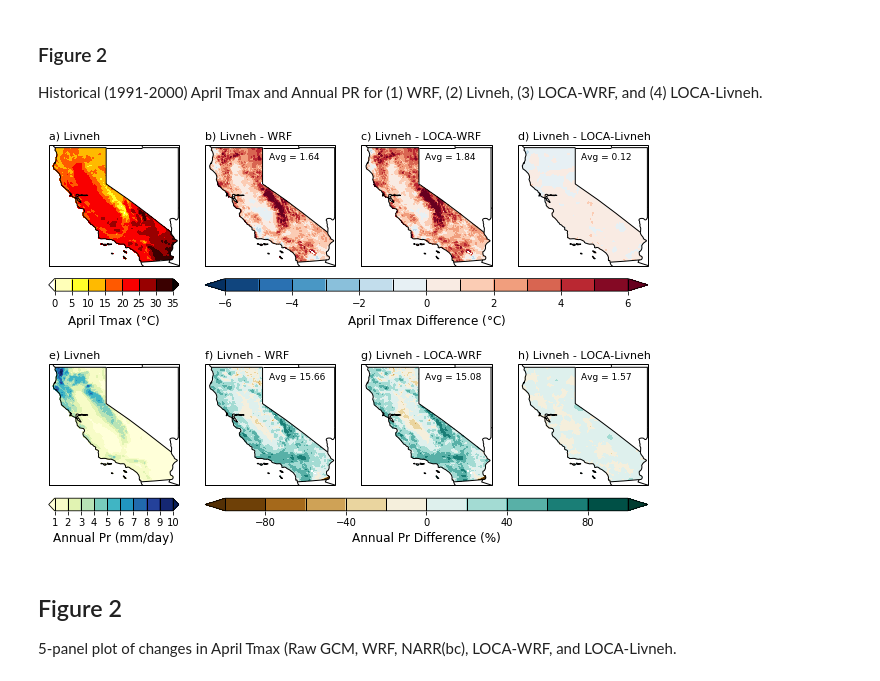
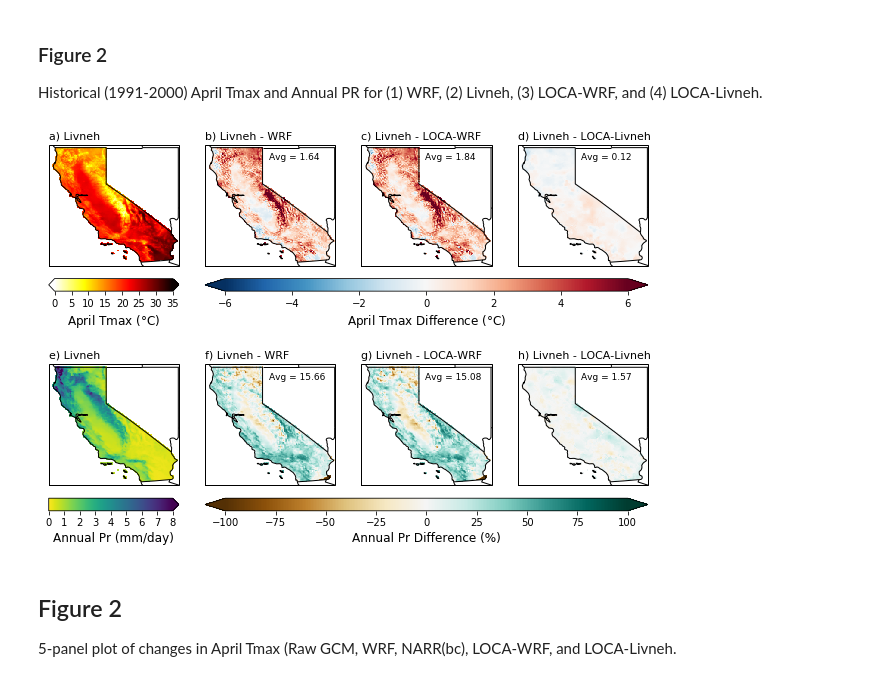
Before and after one commit to neil-berg/doe-downscaling, a Jupyter notebook: paper-figures.ipynb, the cells around one changed output. Cells and saved outputs as stored; diff of their text form; code cells hidden in the pictures.

Commit message:
fig 2 pcolormesh

```diff
--- a/paper-figures.ipynb
+++ b/paper-figures.ipynb
@@ -209,7 +209,9 @@ ax1.set_title('a) Livneh', loc='left', fontsize=11)
 ax1.add_feature(states_provinces, edgecolor='black')
 ax1.add_feature(cfeature.BORDERS)
 ax1.set_extent([235.25,246,32.25,42.25])
-plot1 = ax1.contourf(lon, lat, livneh_tmax, ticks_tmax, transform=ccrs.PlateCarree(), cmap='hot_r', extend='both')
+plot1 = ax1.pcolormesh(lon, lat, livneh_tmax,
+                       transform=ccrs.PlateCarree(),
+                       vmin=0, vmax=35, cmap='hot_r')
 
 ax2 = fig.add_subplot(2, 4, 2, projection=ccrs.PlateCarree())
 ax2.coastlines('50m')
@@ -221,7 +223,9 @@ ax2.text(-119.5, 41, 'Avg = {0:.2f}'.format(np.nanmean(diff_tmax_livneh_wrf)),
         horizontalalignment='left',
         transform=ccrs.Geodetic(),
         fontsize=9)
-plot2 = ax2.contourf(lon, lat, diff_tmax_livneh_wrf, ticks_tmax_diff, transform=ccrs.PlateCarree(), cmap='RdBu_r', extend='both')
+plot2 = ax2.pcolormesh(lon, lat, diff_tmax_livneh_wrf,
+                       transform=ccrs.PlateCarree(),
+                       vmin=-6, vmax=6, cmap='RdBu_r')
 
 ax3 = fig.add_subplot(2, 4, 3, projection=ccrs.PlateCarree())
 ax3.coastlines('50m')
@@ -233,7 +237,9 @@ ax3.text(-119.5, 41, 'Avg = {0:.2f}'.format(np.nanmean(diff_tmax_livneh_loca_wrf
         horizontalalignment='left',
         transform=ccrs.Geodetic(),
         fontsize=9)
-plot3 = ax3.contourf(lon, lat, diff_tmax_livneh_loca_wrf, ticks_tmax_diff, transform=ccrs.PlateCarree(), cmap='RdBu_r', extend='both')
+plot3 = ax3.pcolormesh(lon, lat, diff_tmax_livneh_loca_wrf,
+                       transform=ccrs.PlateCarree(),
+                       vmin=-6, vmax=6, cmap='RdBu_r')
 
 ax4 = fig.add_subplot(2, 4, 4, projection=ccrs.PlateCarree())
 ax4.coastlines('50m')
@@ -245,7 +251,9 @@ ax4.text(-119.5, 41, 'Avg = {0:.2f}'.format(np.nanmean(diff_tmax_livneh_loca_liv
         horizontalalignment='left',
         transform=ccrs.Geodetic(),
         fontsize=9)
-plot4 = ax4.contourf(lon, lat, diff_tmax_livneh_loca_livneh, ticks_tmax_diff, transform=ccrs.PlateCarree(), cmap='RdBu_r', extend='both')
+plot4 = ax4.pcolormesh(lon, lat, diff_tmax_livneh_loca_livneh,
+                       transform=ccrs.PlateCarree(),
+                       vmin=-6, vmax=6, cmap='RdBu_r')
 
 ax5 = fig.add_subplot(2, 4, 5, projection=ccrs.PlateCarree())
 ax5.coastlines('50m')
@@ -253,7 +261,9 @@ ax5.set_title('e) Livneh', loc='left', fontsize=11)
 ax5.add_feature(states_provinces, edgecolor='black')
 ax5.add_feature(cfeature.BORDERS)
 ax5.set_extent([235.25,246,32.25,42.25])
-plot5 = ax5.contourf(lon, lat, livneh_pr, ticks_pr, transform=ccrs.PlateCarree(), cmap='YlGnBu', extend='both')
+plot5 = ax5.pcolormesh(lon, lat, livneh_pr,
+                       transform=ccrs.PlateCarree(),
+                       vmin=0, vmax=8, cmap='viridis_r')
 
 ax6 = fig.add_subplot(2, 4, 6, projection=ccrs.PlateCarree())
 ax6.coastlines('50m')
@@ -265,7 +275,9 @@ ax6.text(-119.5, 41, 'Avg = {0:.2f}'.format(np.nanmean(diff_pr_livneh_wrf)),
         horizontalalignment='left',
         transform=ccrs.Geodetic(),
         fontsize=9)
-plot6 = ax6.contourf(lon, lat, diff_pr_livneh_wrf, ticks_pr_diff, transform=ccrs.PlateCarree(), cmap='BrBG', extend='both')
+plot6 = ax6.pcolormesh(lon, lat, diff_pr_livneh_wrf,
+                       transform=ccrs.PlateCarree(),
+                       vmin=-100, vmax=100, cmap='BrBG')
 
 ax7 = fig.add_subplot(2, 4, 7, projection=ccrs.PlateCarree())
 ax7.coastlines('50m')
@@ -277,7 +289,9 @@ ax7.text(-119.5, 41, 'Avg = {0:.2f}'.format(np.nanmean(diff_pr_livneh_loca_wrf))
         horizontalalignment='left',
         transform=ccrs.Geodetic(),
         fontsize=9)
-plot7 = ax7.contourf(lon, lat, diff_pr_livneh_loca_wrf, ticks_pr_diff, transform=ccrs.PlateCarree(), cmap='BrBG', extend='both')
+plot7 = ax7.pcolormesh(lon, lat, diff_pr_livneh_loca_wrf,
+                       transform=ccrs.PlateCarree(),
+                       vmin=-100, vmax=100, cmap='BrBG')
 
 ax8 = fig.add_subplot(2, 4, 8, projection=ccrs.PlateCarree())
 ax8.coastlines('50m')
@@ -289,51 +303,53 @@ ax8.text(-119.5, 41, 'Avg = {0:.2f}'.format(np.nanmean(diff_pr_livneh_loca_livne
         horizontalalignment='left',
         transform=ccrs.Geodetic(),
         fontsize=9)
-plot8 = ax8.contourf(lon, lat, diff_pr_livneh_loca_livneh, ticks_pr_diff, transform=ccrs.PlateCarree(), cmap='BrBG', extend='both')
+plot8 = ax8.pcolormesh(lon, lat, diff_pr_livneh_loca_livneh,
+                       transform=ccrs.PlateCarree(),
+                       vmin=-100, vmax=100, cmap='BrBG')
 
 fig.tight_layout()
 
 # # Obtain axes coordinates for each subplot for colorbar positioning
 ax1_pos = ax1.get_position() # details on ax1_pos.x0, .y0, .x1, .y1, .height .width
 ax2_pos = ax2.get_position()
 ax3_pos = ax3.get_position()
 ax4_pos = ax4.get_position()
 ax5_pos = ax5.get_position()
 ax6_pos = ax6.get_position()
 ax7_pos = ax7.get_position()
 ax8_pos = ax8.get_position()
 
 # Colorbar for Livneh Tmax (panel 1)
 cbar_ax_tmax = fig.add_axes([ax1_pos.x0, ax1_pos.y0+0.09, ax1_pos.x1 - ax1_pos.x0, 0.025]) # bottom left corner x,y, and width, height
-cbar_tmax = plt.colorbar(plot1, cax=cbar_ax_tmax, orientation='horizontal', drawedges=True, extend='both')
-cbar_tmax.dividers.set_edgecolor('black')
-cbar_tmax.dividers.set_linewidth(1)
+cbar_tmax = plt.colorbar(plot1, cax=cbar_ax_tmax, orientation='horizontal', extend='both')
+# cbar_tmax.dividers.set_edgecolor('black')
+# cbar_tmax.dividers.set_linewidth(1)
 cbar_tmax.set_label('April Tmax ($\degree$C)', fontsize=12)
 
 # Colorbar for Tmax differences (panels 2, 3, and 4)
 cbar_ax_tmax_diff = fig.add_axes([ax2_pos.x0, ax2_pos.y0+0.09, ax4_pos.x1 - ax2_pos.x0, 0.025]) # bottom left corner x,y, and width, height
-cbar_tmax_diff = plt.colorbar(plot2, cax=cbar_ax_tmax_diff, orientation='horizontal', drawedges=True, extend='both')
-cbar_tmax_diff.dividers.set_edgecolor('black')
-cbar_tmax_diff.dividers.set_linewidth(1)
+cbar_tmax_diff = plt.colorbar(plot2, cax=cbar_ax_tmax_diff, orientation='horizontal', extend='both')
+# cbar_tmax_diff.dividers.set_edgecolor('black')
+# cbar_tmax_diff.dividers.set_linewidth(1)
 cbar_tmax_diff.set_label('April Tmax Difference ($\degree$C)', fontsize=12)
 
 # Colorbar for Livneh PR (panel 5)
 cbar_ax_pr = fig.add_axes([ax5_pos.x0, ax5_pos.y0+.09, ax5_pos.x1 - ax5_pos.x0, 0.025]) # bottom left corner x,y, and width, height
-cbar_pr = plt.colorbar(plot5, cax=cbar_ax_pr, orientation='horizontal', drawedges=True, extend='both')
-cbar_pr.dividers.set_edgecolor('black')
-cbar_pr.dividers.set_linewidth(1)
+cbar_pr = plt.colorbar(plot5, cax=cbar_ax_pr, orientation='horizontal', extend='max')
+# cbar_pr.dividers.set_edgecolor('black')
+# cbar_pr.dividers.set_linewidth(1)
 cbar_pr.set_label('Annual Pr (mm/day)', fontsize=12)
 
 # Colorbar for PR differences (panels 6, 7, and 8)
 cbar_ax_pr_diff = fig.add_axes([ax6_pos.x0, ax6_pos.y0+.09, ax8_pos.x1 - ax6_pos.x0, 0.025]) # bottom left corner x,y, and width, height
-cbar_pr_diff = plt.colorbar(plot6, cax=cbar_ax_pr_diff, orientation='horizontal', drawedges=True, extend='both')
-cbar_pr_diff.dividers.set_edgecolor('black')
-cbar_pr_diff.dividers.set_linewidth(1)
+cbar_pr_diff = plt.colorbar(plot6, cax=cbar_ax_pr_diff, orientation='horizontal', extend='both')
+# cbar_pr_diff.dividers.set_edgecolor('black')
+# cbar_pr_diff.dividers.set_linewidth(1)
 cbar_pr_diff.set_label('Annual Pr Difference (%)', fontsize=12)
 
 plt.savefig('/Users/nberg/projects/doe/figures/Figure2.jpeg', dpi=300, bbox_inches='tight')
 # %% [output]
-[figure, old version]
+[figure, new version]
 # %% [markdown]
 ## Figure 2
 
```
